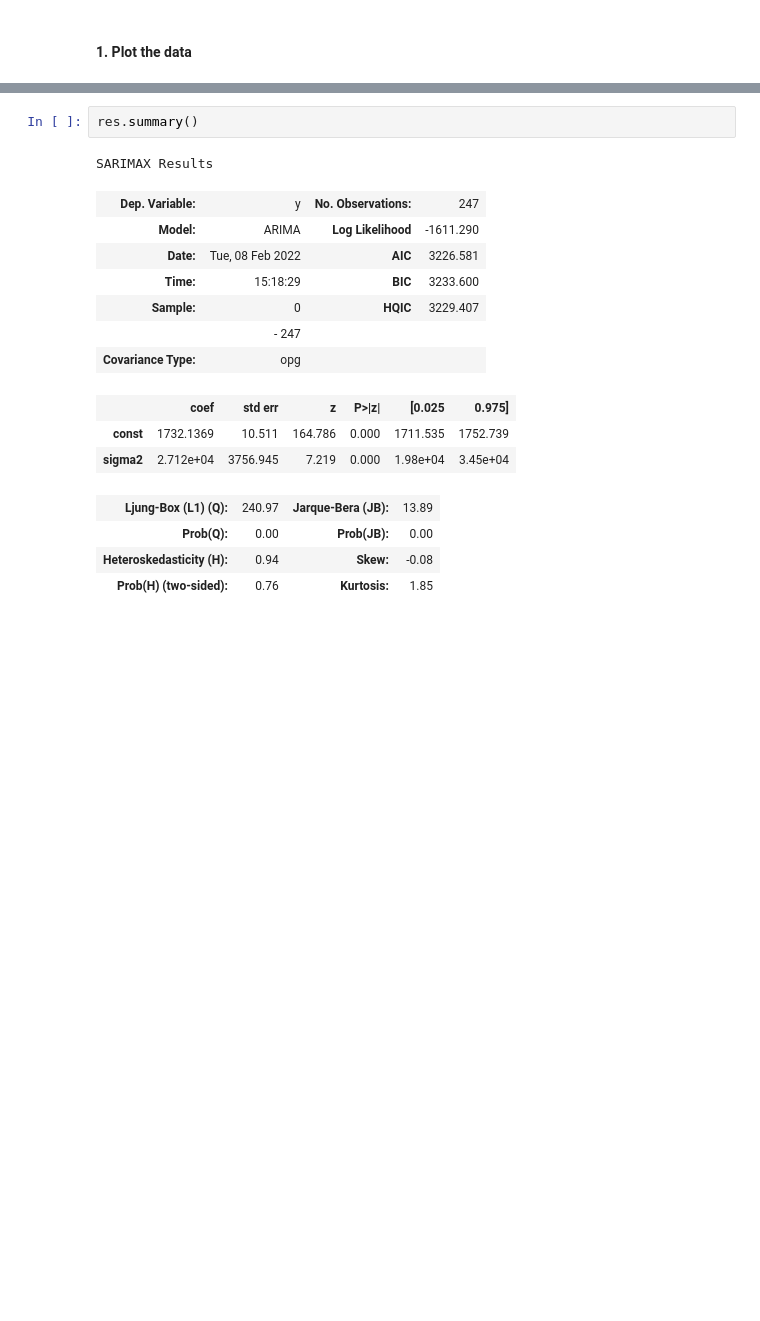
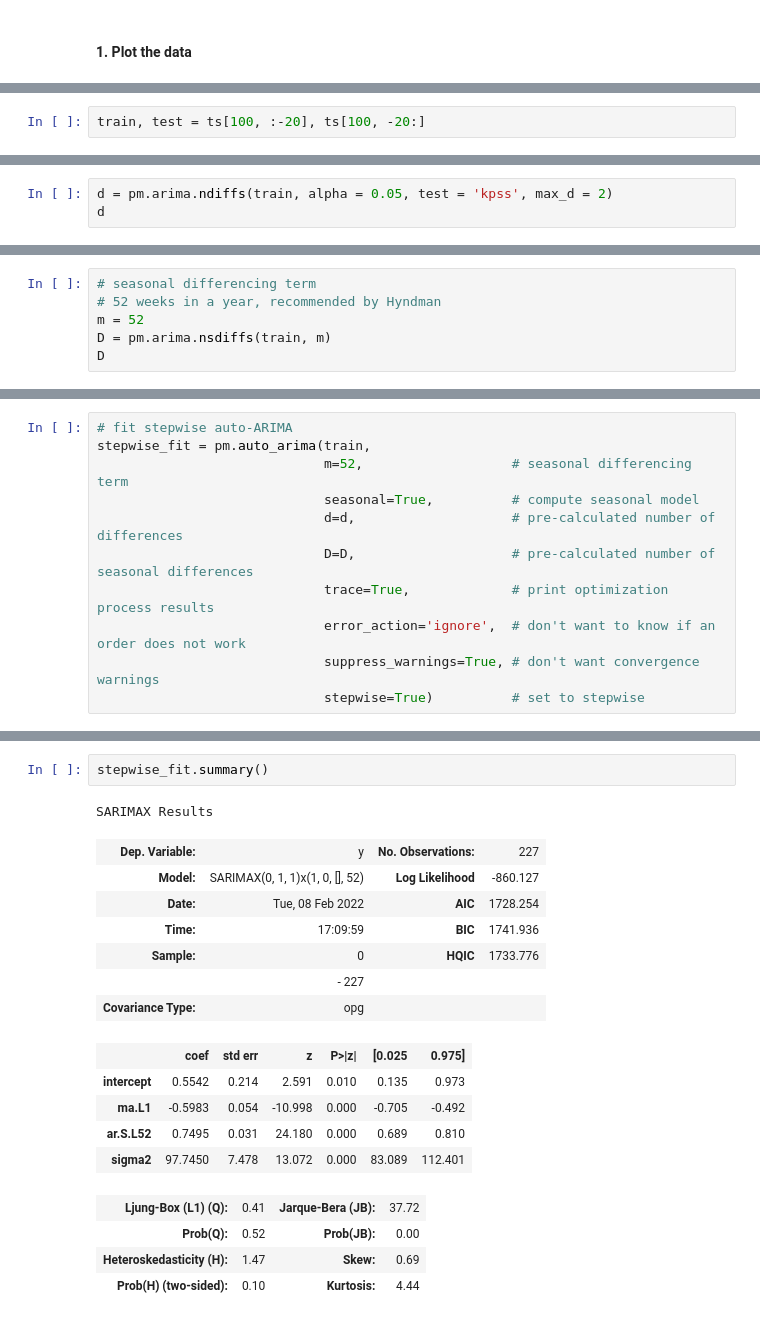
Before and after one commit to cdbale/Privacy-and-Forecasting-Empirical, a Jupyter notebook: Code/ARIMA.ipynb, the cells around one changed output, grey strips where cells are left out. Saved outputs shown, nothing was run; the diff lists cells and outputs as text; blank space fills up the shorter version.

Commit message:
push ARIMA notebook

```diff
--- a/Code/ARIMA.ipynb
+++ b/Code/ARIMA.ipynb
@@ -37,0 +41,2 @@ res = mod.fit()
+# %%
+train, test = ts[100, :-20], ts[100, -20:]
@@ -37,0 +49,3 @@ res = mod.fit()
+# %%
+d = pm.arima.ndiffs(train, alpha = 0.05, test = 'kpss', max_d = 2)
+d
@@ -37,0 +58,6 @@ res = mod.fit()
+# %%
+# seasonal differencing term
+# 52 weeks in a year, recommended by Hyndman
+m = 52
+D = pm.arima.nsdiffs(train, m)
+D
@@ -37,0 +68,11 @@ res = mod.fit()
+# %%
+# fit stepwise auto-ARIMA
+stepwise_fit = pm.auto_arima(train,
+                             m=52,                   # seasonal differencing term
+                             seasonal=True,          # compute seasonal model
+                             d=d,                    # pre-calculated number of differences
+                             D=D,                    # pre-calculated number of seasonal differences
+                             trace=True,             # print optimization process results
+                             error_action='ignore',  # don't want to know if an order does not work
+                             suppress_warnings=True, # don't want convergence warnings
+                             stepwise=True)          # set to stepwise
@@ -38,20 +97,22 @@ res = mod.fit()
 # %%
-res.summary()
+stepwise_fit.summary()
 # %% [output]
 SARIMAX Results
-| Dep. Variable: | y | No. Observations: | 247 |
-| Model: | ARIMA | Log Likelihood | -1611.290 |
-| Date: | Tue, 08 Feb 2022 | AIC | 3226.581 |
-| Time: | 15:18:29 | BIC | 3233.600 |
-| Sample: | 0 | HQIC | 3229.407 |
-|  | - 247 |  |  |
+| Dep. Variable: | y | No. Observations: | 227 |
+| Model: | SARIMAX(0, 1, 1)x(1, 0, [], 52) | Log Likelihood | -860.127 |
+| Date: | Tue, 08 Feb 2022 | AIC | 1728.254 |
+| Time: | 17:09:59 | BIC | 1741.936 |
+| Sample: | 0 | HQIC | 1733.776 |
+|  | - 227 |  |  |
 | Covariance Type: | opg |  |  |
 |  | coef | std err | z | P>|z| | [0.025 | 0.975] |
-| const | 1732.1369 | 10.511 | 164.786 | 0.000 | 1711.535 | 1752.739 |
-| sigma2 | 2.712e+04 | 3756.945 | 7.219 | 0.000 | 1.98e+04 | 3.45e+04 |
+| intercept | 0.5542 | 0.214 | 2.591 | 0.010 | 0.135 | 0.973 |
+| ma.L1 | -0.5983 | 0.054 | -10.998 | 0.000 | -0.705 | -0.492 |
+| ar.S.L52 | 0.7495 | 0.031 | 24.180 | 0.000 | 0.689 | 0.810 |
+| sigma2 | 97.7450 | 7.478 | 13.072 | 0.000 | 83.089 | 112.401 |
-| Ljung-Box (L1) (Q): | 240.97 | Jarque-Bera (JB): | 13.89 |
-| Prob(Q): | 0.00 | Prob(JB): | 0.00 |
-| Heteroskedasticity (H): | 0.94 | Skew: | -0.08 |
-| Prob(H) (two-sided): | 0.76 | Kurtosis: | 1.85 |
+| Ljung-Box (L1) (Q): | 0.41 | Jarque-Bera (JB): | 37.72 |
+| Prob(Q): | 0.52 | Prob(JB): | 0.00 |
+| Heteroskedasticity (H): | 1.47 | Skew: | 0.69 |
+| Prob(H) (two-sided): | 0.10 | Kurtosis: | 4.44 |
 Warnings:
 [1] Covariance matrix calculated using the outer product of gradients (complex-step).
```
Also changed, not shown: parts of 50 cells of this notebook.
